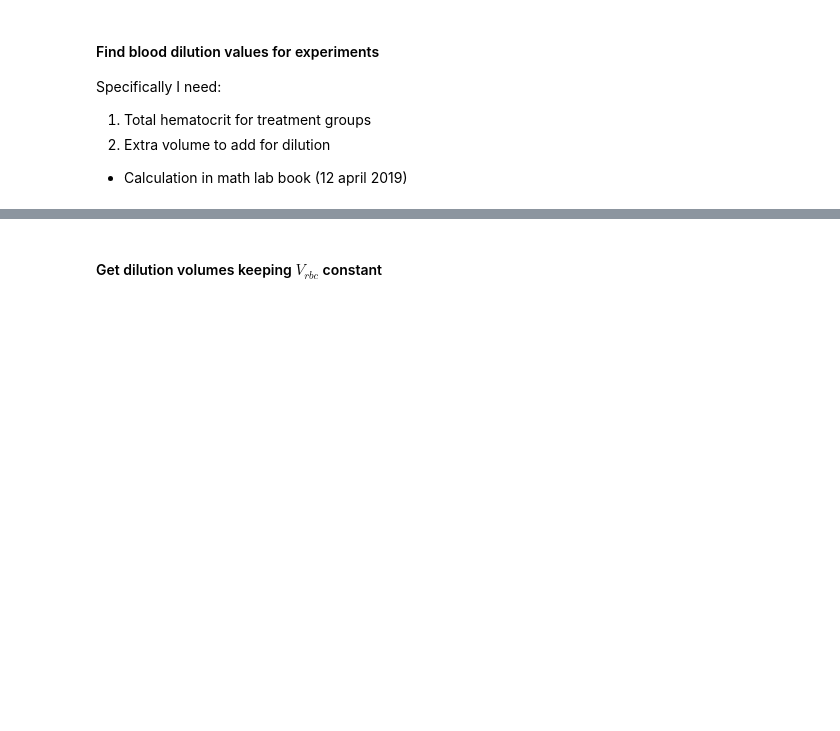
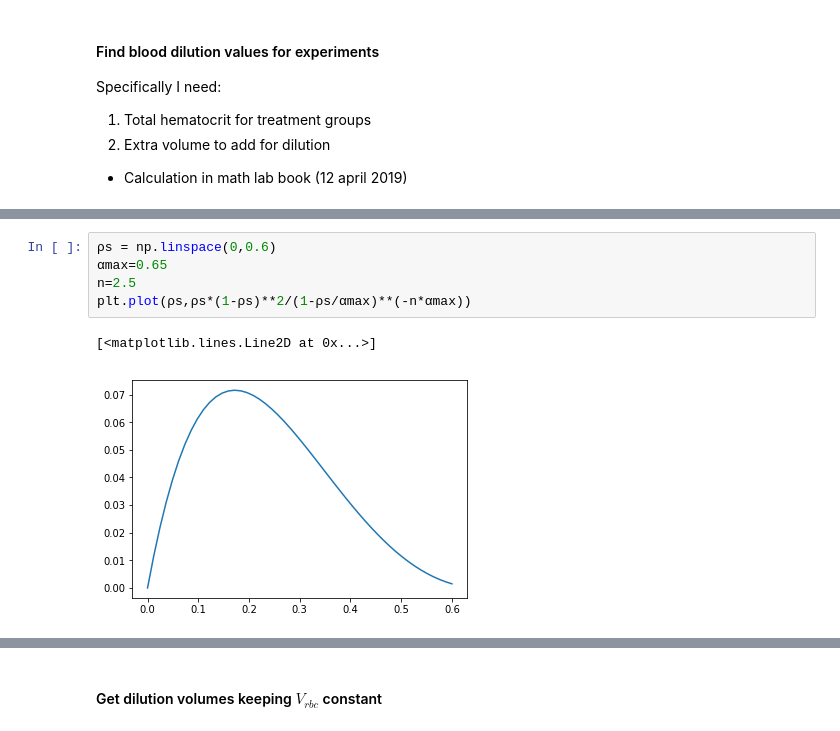
Before and after one commit to cliffanderson720/MS-Thesis-Pitt, a Jupyter notebook: Simulations/dimensionalize.ipynb, the cells around one changed output, grey strips where cells are left out. Drawn from its saved outputs; the diff is of its cells as text; blank space fills up the shorter version.

```diff
--- a/Simulations/dimensionalize.ipynb
+++ b/Simulations/dimensionalize.ipynb
@@ -194,0 +194,8 @@ array([0.33119219])
+# %%
+ρs = np.linspace(0,0.6)
+αmax=0.65
+n=2.5
+plt.plot(ρs,ρs*(1-ρs)**2/(1-ρs/αmax)**(-n*αmax))
+# %% [output]
+[<matplotlib.lines.Line2D at 0x...>]
+[figure, added]
```
Also changed, not shown: parts of 16 cells of this notebook, 50 other files.
